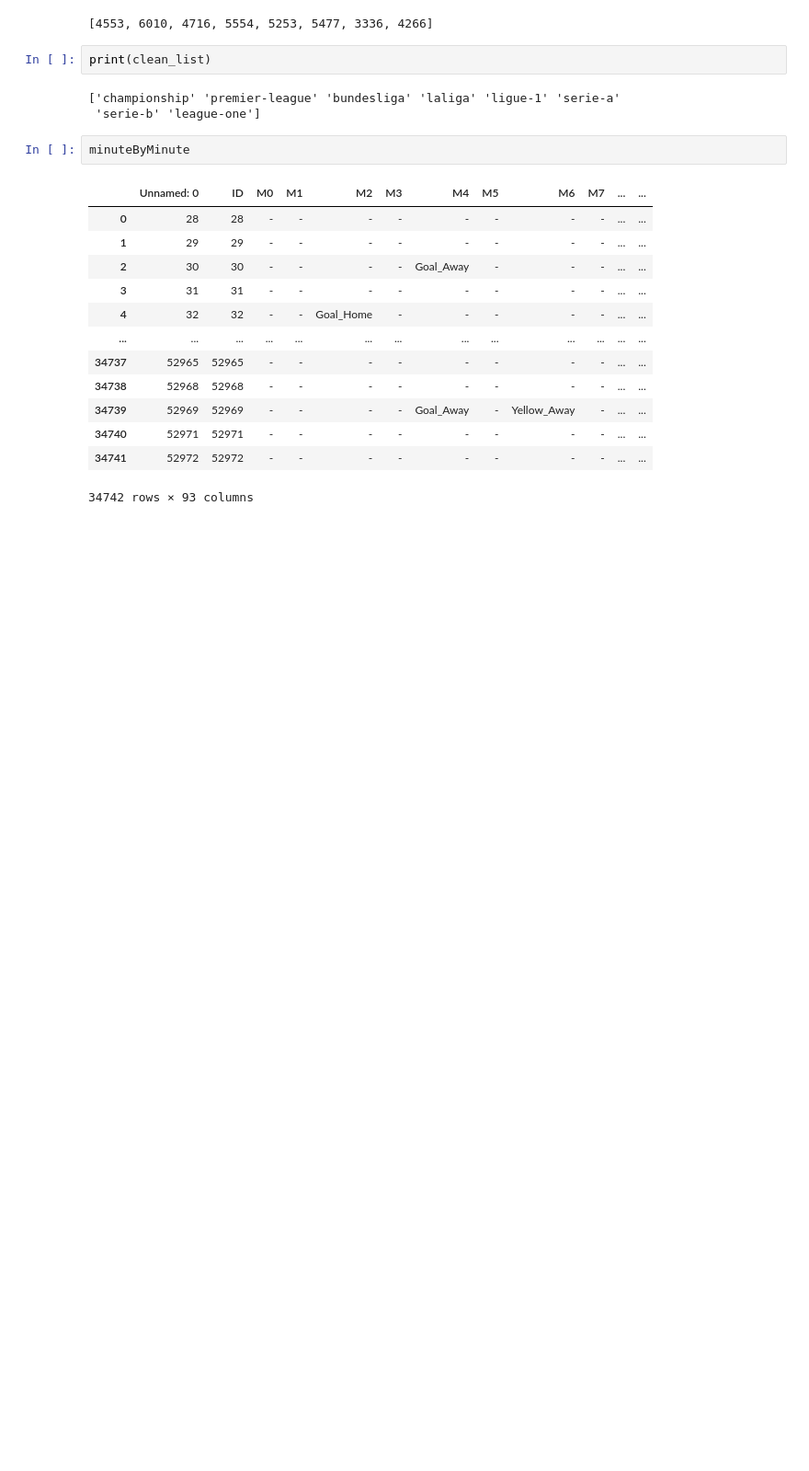
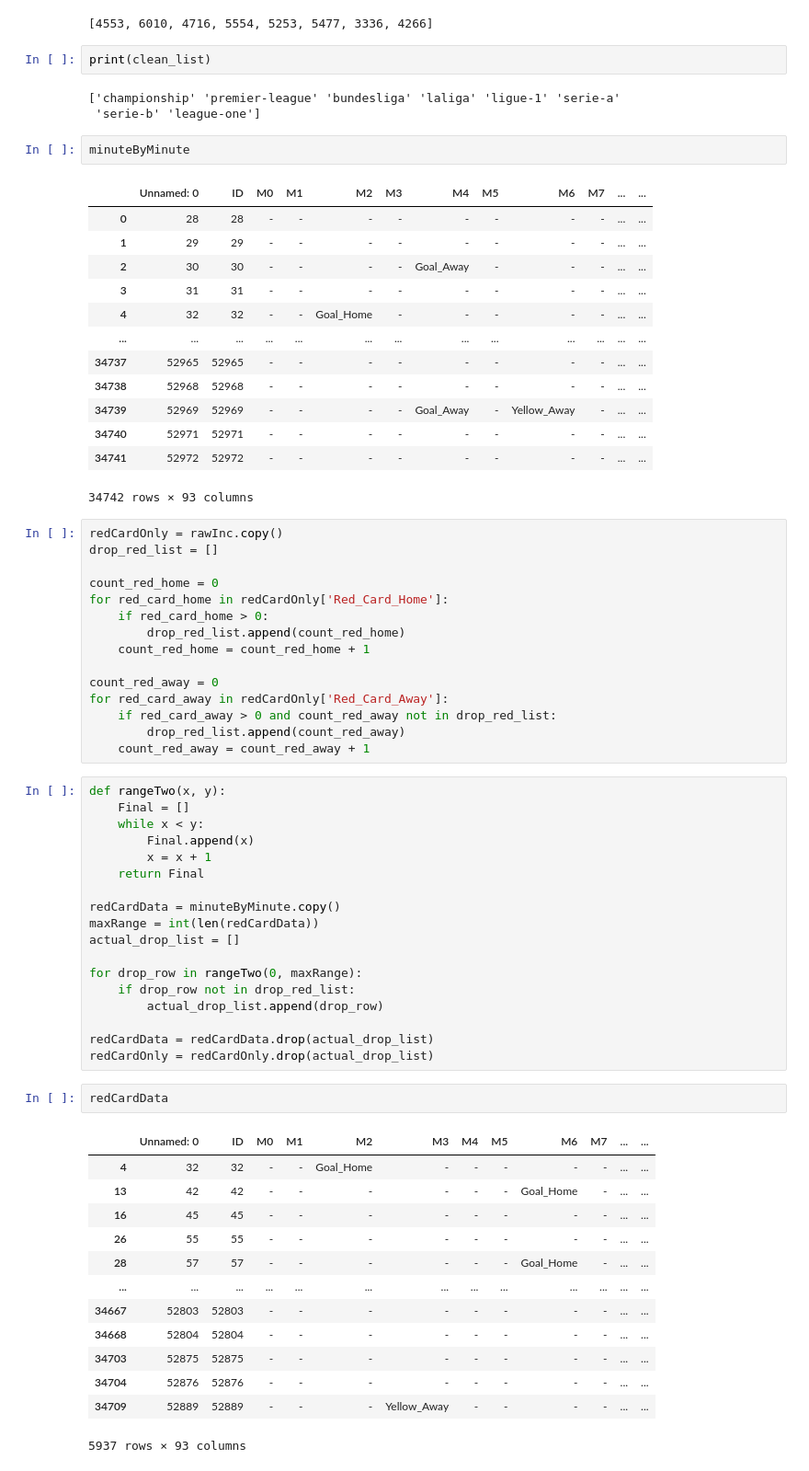
Before and after one commit to WowCodeSusah/Final_DS, a Jupyter notebook: machineLearning.ipynb, the cells around one changed output. Shown at 92% size. Saved outputs shown, nothing was run; the diff lists cells and outputs as text; blank space fills up the shorter version.

```diff
--- a/machineLearning.ipynb
+++ b/machineLearning.ipynb
@@ -58,3 +58,52 @@ minuteByMinute
 | 34740 | 52971 | 52971 | - | - | - | - | - | - | - | - | ... | ... |
 | 34741 | 52972 | 52972 | - | - | - | - | - | - | - | - | ... | ... |
 34742 rows × 93 columns
+# %%
+redCardOnly = rawInc.copy()
+drop_red_list = []
+
+count_red_home = 0
+for red_card_home in redCardOnly['Red_Card_Home']:
+    if red_card_home > 0:
+        drop_red_list.append(count_red_home)
+    count_red_home = count_red_home + 1
+
+count_red_away = 0
+for red_card_away in redCardOnly['Red_Card_Away']:
+    if red_card_away > 0 and count_red_away not in drop_red_list:
+        drop_red_list.append(count_red_away)
+    count_red_away = count_red_away + 1
+# %%
+def rangeTwo(x, y):
+    Final = []
+    while x < y:
+        Final.append(x)
+        x = x + 1
+    return Final
+
+redCardData = minuteByMinute.copy()
+maxRange = int(len(redCardData))
+actual_drop_list = []
+
+for drop_row in rangeTwo(0, maxRange):
+    if drop_row not in drop_red_list:
+        actual_drop_list.append(drop_row)
+
+redCardData = redCardData.drop(actual_drop_list)
+redCardOnly = redCardOnly.drop(actual_drop_list)
+# %%
+redCardData
+# %% [output]
+|  | Unnamed: 0 | ID | M0 | M1 | M2 | M3 | M4 | M5 | M6 | M7 | ... | ... |
+| 4 | 32 | 32 | - | - | Goal_Home | - | - | - | - | - | ... | ... |
+| 13 | 42 | 42 | - | - | - | - | - | - | Goal_Home | - | ... | ... |
+| 16 | 45 | 45 | - | - | - | - | - | - | - | - | ... | ... |
+| 26 | 55 | 55 | - | - | - | - | - | - | - | - | ... | ... |
+| 28 | 57 | 57 | - | - | - | - | - | - | Goal_Home | - | ... | ... |
+| ... | ... | ... | ... | ... | ... | ... | ... | ... | ... | ... | ... | ... |
+| 34667 | 52803 | 52803 | - | - | - | - | - | - | - | - | ... | ... |
+| 34668 | 52804 | 52804 | - | - | - | - | - | - | - | - | ... | ... |
+| 34703 | 52875 | 52875 | - | - | - | - | - | - | - | - | ... | ... |
+| 34704 | 52876 | 52876 | - | - | - | - | - | - | - | - | ... | ... |
+| 34709 | 52889 | 52889 | - | - | - | Yellow_Away | - | - | - | - | ... | ... |
+5937 rows × 93 columns
```
Also changed, not shown: parts of 10 cells of this notebook, 3 other files.
